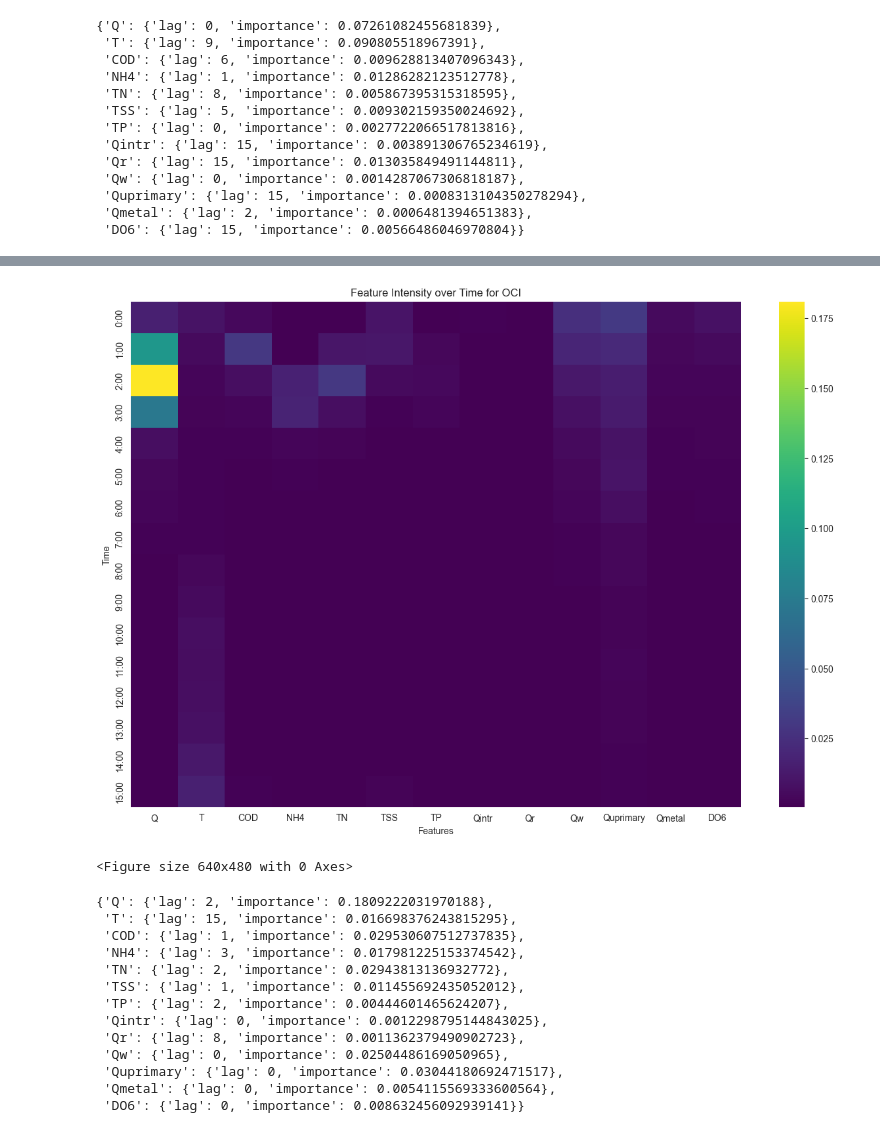
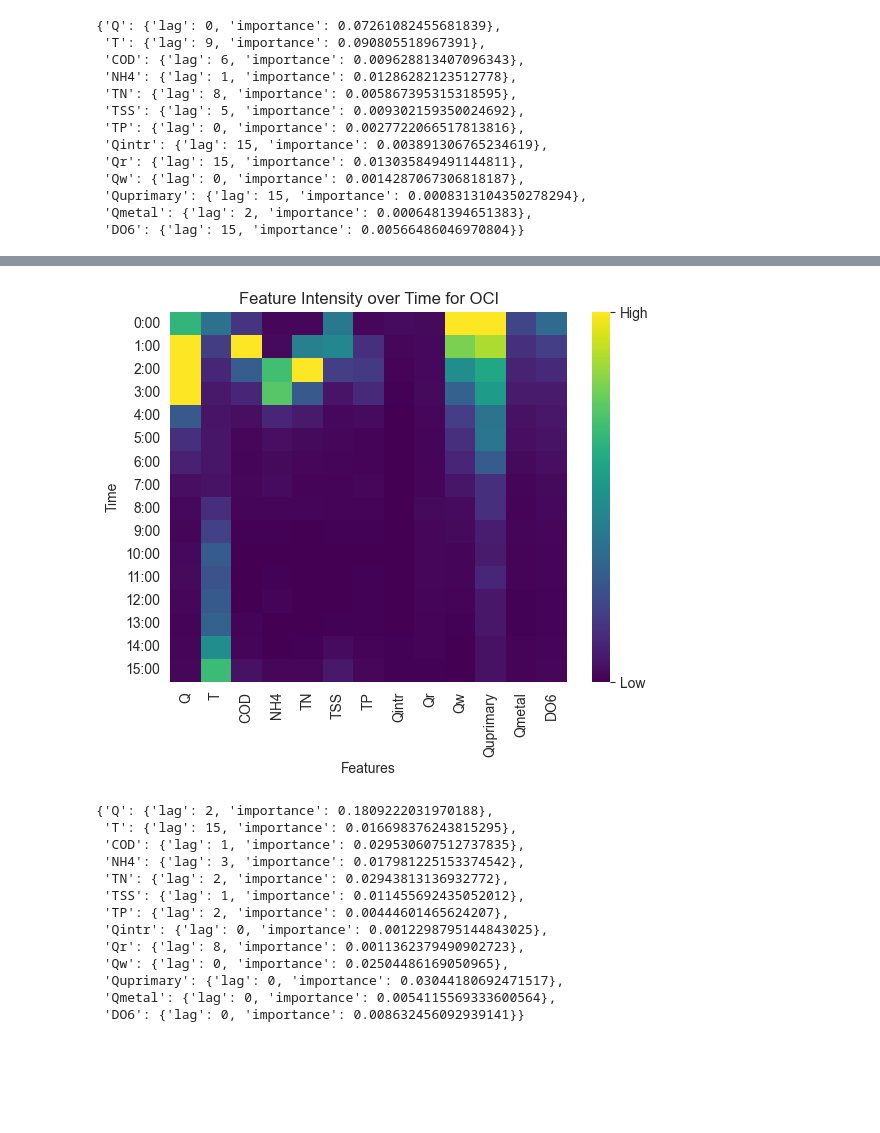
Before and after one commit to lanadominkovic/water-plant-analysis, a Jupyter notebook: wwtp_analysis.ipynb, the cells around one changed output, grey strips where cells are left out. Drawn from its saved outputs; the diff is of its cells as text; code cells hidden in the pictures; blank space fills up the shorter version.

```diff
--- a/wwtp_analysis.ipynb
+++ b/wwtp_analysis.ipynb
@@ -528,26 +544,36 @@ accuracy, mae, mse, rmse, mape, r2 # test r2
 # %%
 feature_importances = best_model_oci.feature_importances_
 data = feature_importances.reshape(16, 13, order='F')
+
 
 # Create time and feature labels for the axes
 time_labels = [f"{i}:00" for i in range(data.shape[0])]
 feature_labels = [f"{feature}" for feature in input_variables]
 
-# Create the heatmap
-plt.figure(figsize=(15, 10))
-sns.heatmap(data, annot=False, fmt=".2f", xticklabels=feature_labels, yticklabels=time_labels, cmap="viridis")
+vmin = np.min(data)
+vmax = np.percentile(data, 97)  # 75th percentile
+
+# Create the heatmap with the adjusted color scale
+plt.figure()
+ax = sns.heatmap(data, annot=False, fmt=".2f", xticklabels=feature_labels, yticklabels=time_labels,
+            cmap="viridis", vmin=vmin, vmax=vmax)
+cbar = ax.collections[0].colorbar
+cbar.set_ticks([cbar.vmin, cbar.vmax])
+cbar.set_ticklabels(['Low', 'High'])
+
+
 
 # Adding titles and labels
 plt.title("Feature Intensity over Time for OCI")
 plt.xlabel("Features")
 plt.ylabel("Time")
 
+# Saving the plot with high resolution
+plt.savefig('heatmap_oci.png', dpi=300)
 # Show the plot
 plt.show()
-plt.savefig('heatmap_oci.png')
 # %% [output]
-[figure, old version]
+[figure, new version]
-<Figure size 640x480 with 0 Axes>
 # %%
 best_lags_rf = {}
 
```
Also changed, not shown: parts of 18 cells of this notebook.
